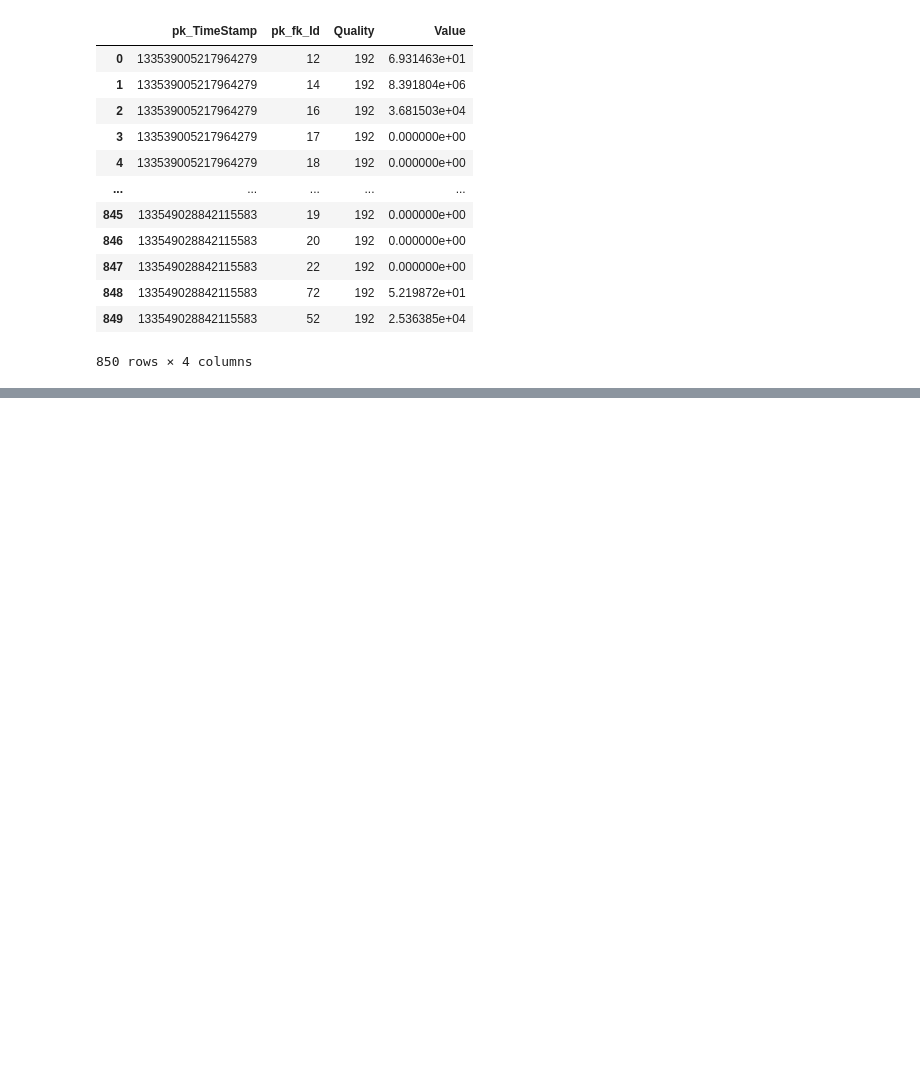
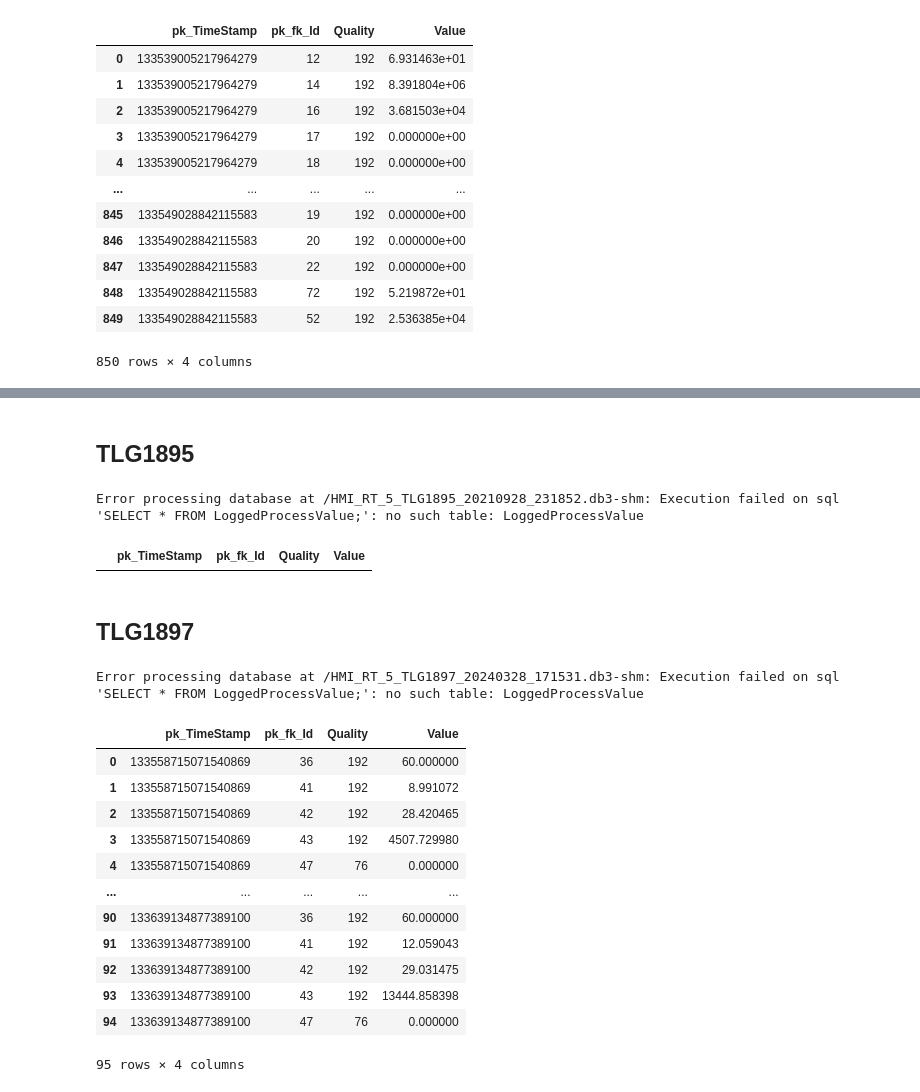
Before and after one commit to LuisEnrique-frenkel/ETL-FlashTruck, a Jupyter notebook: notebooks/0.0-leng-initial.ipynb, the cells around one changed output, grey strips where cells are left out. Cells and saved outputs as stored; diff of their text form; code cells hidden in the pictures; blank space fills up the shorter version.

```diff
--- a/notebooks/0.0-leng-initial.ipynb
+++ b/notebooks/0.0-leng-initial.ipynb
@@ -177,0 +200,30 @@ Name: table_name, dtype: object
+# %% [markdown]
+## TLG1895
+# %%
+df_TLG1895 = get_fulldf(DIR_TAG_HMI_RT_5_TLG1895)
+df_TLG1895.to_csv(DIR_TLG1895, encoding='utf-8', index=False)
+df_TLG1895
+# %% [output]
+Error processing database at /HMI_RT_5_TLG1895_20210928_231852.db3-shm: Execution failed on sql 'SELECT * FROM LoggedProcessValue;': no such table: LoggedProcessValue
+|  | pk_TimeStamp | pk_fk_Id | Quality | Value |
+# %% [markdown]
+## TLG1897
+# %%
+df_TLG1897 = get_fulldf(DIR_TAG_HMI_RT_5_TLG1897)
+df_TLG1897.to_csv(DIR_TLG1897, encoding='utf-8', index=False)
+df_TLG1897
+# %% [output]
+Error processing database at /HMI_RT_5_TLG1897_20240328_171531.db3-shm: Execution failed on sql 'SELECT * FROM LoggedProcessValue;': no such table: LoggedProcessValue
+|  | pk_TimeStamp | pk_fk_Id | Quality | Value |
+| 0 | 133558715071540869 | 36 | 192 | 60.000000 |
+| 1 | 133558715071540869 | 41 | 192 | 8.991072 |
+| 2 | 133558715071540869 | 42 | 192 | 28.420465 |
+| 3 | 133558715071540869 | 43 | 192 | 4507.729980 |
+| 4 | 133558715071540869 | 47 | 76 | 0.000000 |
+| ... | ... | ... | ... | ... |
+| 90 | 133639134877389100 | 36 | 192 | 60.000000 |
+| 91 | 133639134877389100 | 41 | 192 | 12.059043 |
+| 92 | 133639134877389100 | 42 | 192 | 29.031475 |
+| 93 | 133639134877389100 | 43 | 192 | 13444.858398 |
+| 94 | 133639134877389100 | 47 | 76 | 0.000000 |
+95 rows × 4 columns
```
Also changed, not shown: parts of 6 cells of this notebook, 2 other files.
